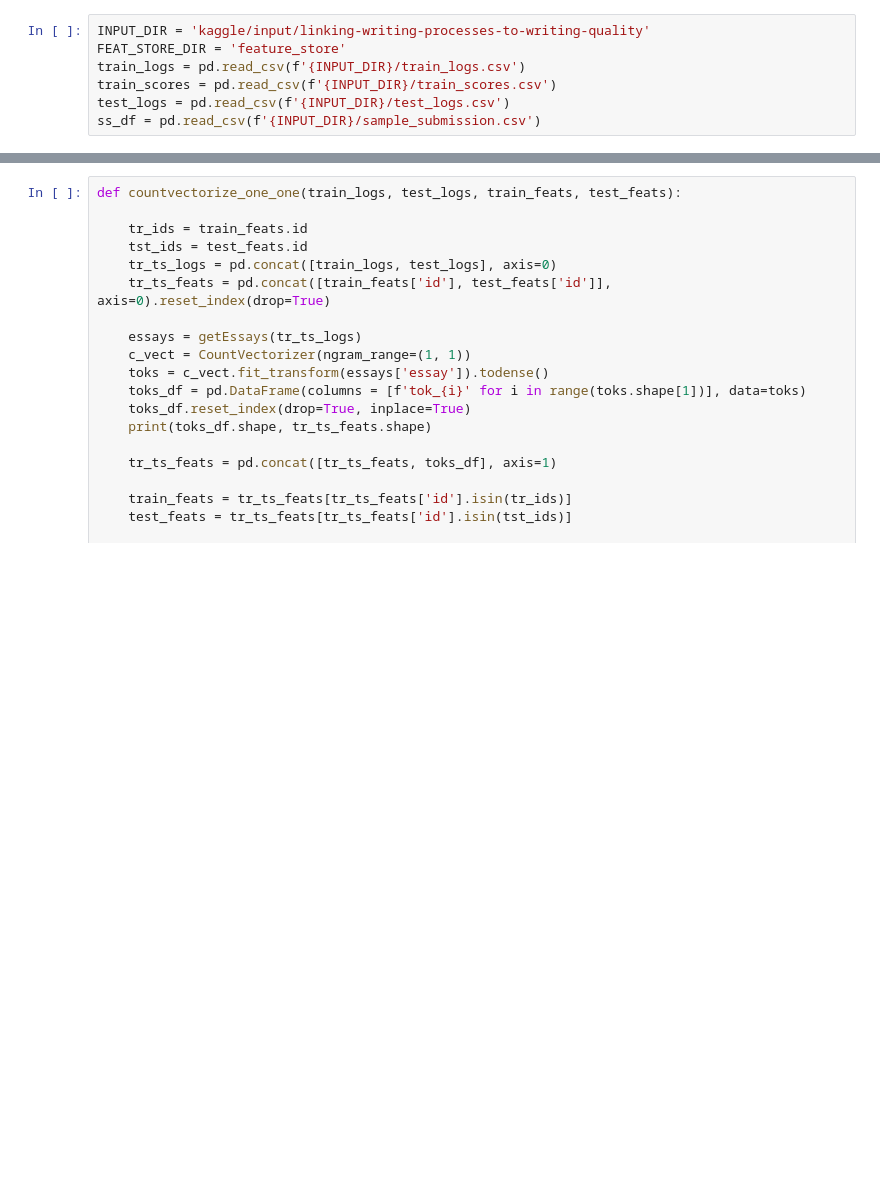
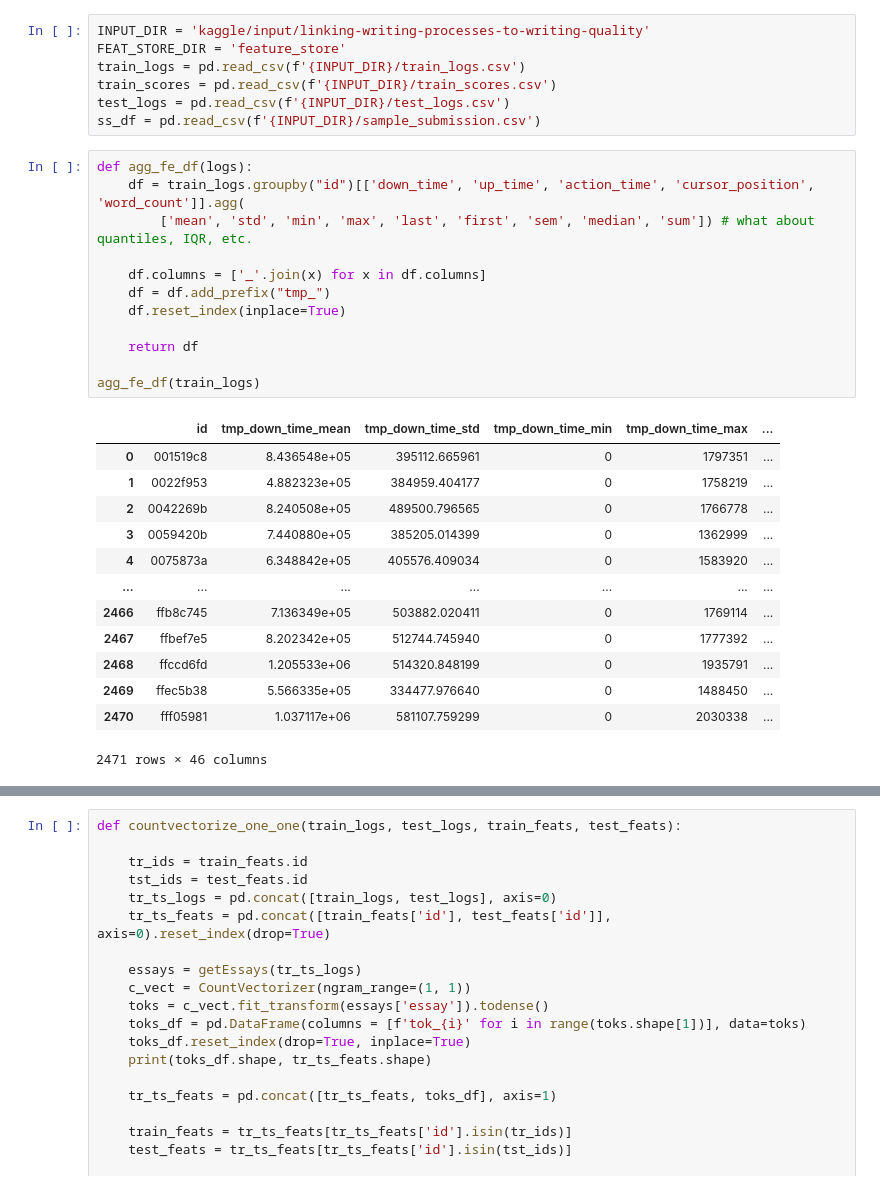
Before and after one commit to uallende/linking_writing_quality, a Jupyter notebook: SPF_create_features.ipynb, the cells around one changed output, grey strips where cells are left out. Cells and saved outputs as stored; diff of their text form; blank space fills up the shorter version.

```diff
--- a/SPF_create_features.ipynb
+++ b/SPF_create_features.ipynb
@@ -9,3 +9,29 @@ train_logs = pd.read_csv(f'{INPUT_DIR}/train_logs.csv')
 train_scores = pd.read_csv(f'{INPUT_DIR}/train_scores.csv')
 test_logs = pd.read_csv(f'{INPUT_DIR}/test_logs.csv')
 ss_df = pd.read_csv(f'{INPUT_DIR}/sample_submission.csv')
+# %%
+def agg_fe_df(logs):
+    df = train_logs.groupby("id")[['down_time', 'up_time', 'action_time', 'cursor_position', 'word_count']].agg(
+        ['mean', 'std', 'min', 'max', 'last', 'first', 'sem', 'median', 'sum']) # what about quantiles, IQR, etc.
+
+    df.columns = ['_'.join(x) for x in df.columns]
+    df = df.add_prefix("tmp_")
+    df.reset_index(inplace=True)
+
+    return df
+
+agg_fe_df(train_logs)
+# %% [output]
+|  | id | tmp_down_time_mean | tmp_down_time_std | tmp_down_time_min | tmp_down_time_max | ... |
+| 0 | 001519c8 | 8.436548e+05 | 395112.665961 | 0 | 1797351 | ... |
+| 1 | 0022f953 | 4.882323e+05 | 384959.404177 | 0 | 1758219 | ... |
+| 2 | 0042269b | 8.240508e+05 | 489500.796565 | 0 | 1766778 | ... |
+| 3 | 0059420b | 7.440880e+05 | 385205.014399 | 0 | 1362999 | ... |
+| 4 | 0075873a | 6.348842e+05 | 405576.409034 | 0 | 1583920 | ... |
+| ... | ... | ... | ... | ... | ... | ... |
+| 2466 | ffb8c745 | 7.136349e+05 | 503882.020411 | 0 | 1769114 | ... |
+| 2467 | ffbef7e5 | 8.202342e+05 | 512744.745940 | 0 | 1777392 | ... |
+| 2468 | ffccd6fd | 1.205533e+06 | 514320.848199 | 0 | 1935791 | ... |
+| 2469 | ffec5b38 | 5.566335e+05 | 334477.976640 | 0 | 1488450 | ... |
+| 2470 | fff05981 | 1.037117e+06 | 581107.759299 | 0 | 2030338 | ... |
+2471 rows × 46 columns
```
Also changed, not shown: parts of 4 cells of this notebook, 27 other files.
